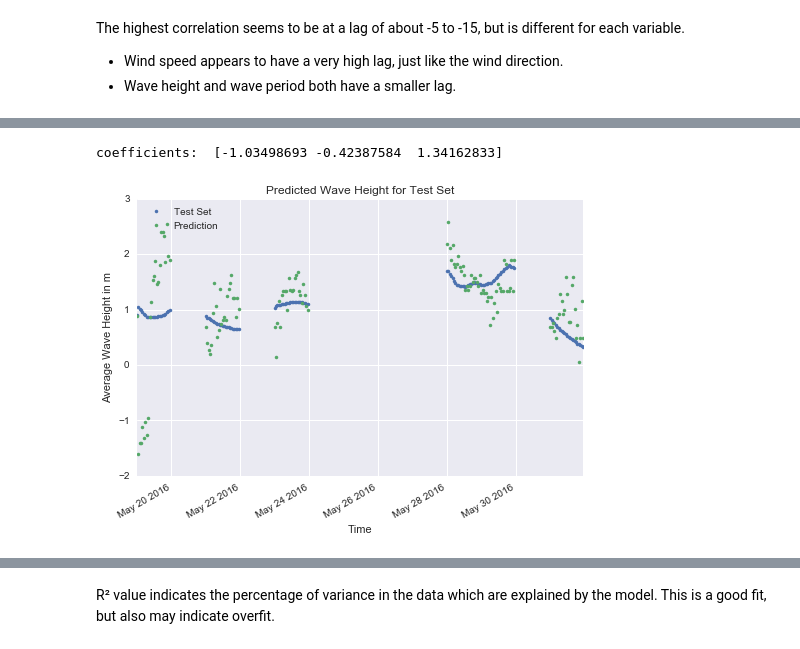
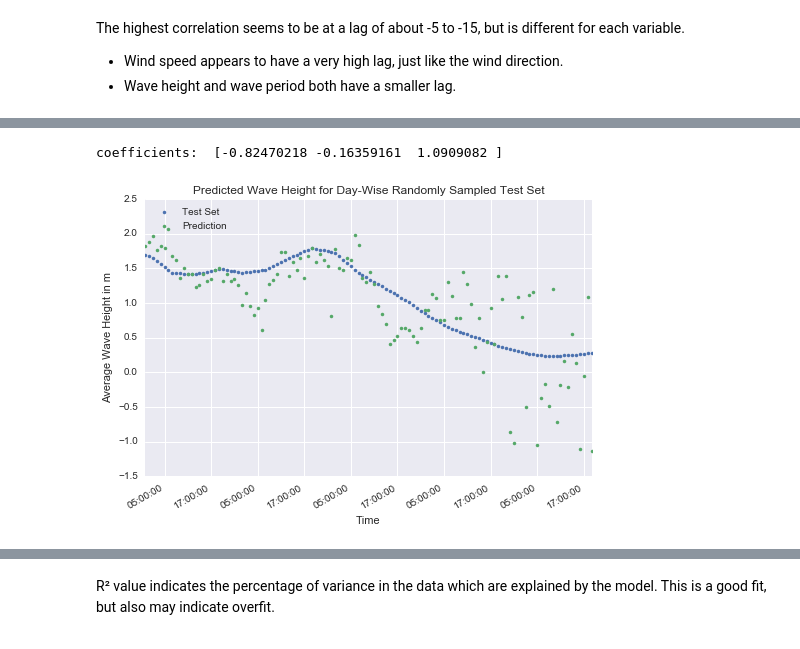
Before and after one commit to felix-last/wave-forecast, a Jupyter notebook: wave-forecast-prepare-data.ipynb, the cells around one changed output, grey strips where cells are left out. Cells and saved outputs as stored; diff of their text form; code cells hidden in the pictures.

```diff
--- a/wave-forecast-prepare-data.ipynb
+++ b/wave-forecast-prepare-data.ipynb
@@ -318,18 +342,19 @@ The highest correlation seems to be at a lag of about -5 to -15, but is differen
 - Wind speed appears to have a very high lag, just like the wind direction.
 - Wave height and wave period both have a smaller lag.
 # %%
-optimal_lags = [list(abs(vec)).index(abs(vec).max()) - (len(vec)+1)/2 for vec in lag_corr]
-max_lag = -5 # should be negative or 0!
-print('optimal lags are', optimal_lags, '(maximum lag is set to',max_lag,')')
 def lag(df_in):
     df_lagged = pd.DataFrame()
-    for i, lag in enumerate(optimal_lags):
-        var = df_in.columns[i]
-        if(lag > max_lag):
-            lag = max_lag
-        df_lagged = pd.concat([df_lagged,df_in[var].shift(-lag, freq='H', axis=0)], axis=1)
+    for var, lag in optimal_lags.iteritems():
+        df_lagged = pd.concat(
+            [df_lagged, df_in[var].shift(lag, freq='H', axis=0)],
+            axis=1
+        )
     return df_lagged
-df_lagged = pd.concat([lag(df_train[df_explanatory.columns]),df_train[target_var]], axis=1).dropna()
+df_lagged = pd.concat([
+        lag(df_train[df_explanatory.columns]),
+        df_train[target_var]],
+        axis=1
+).dropna()
 print('complete training rows left after lagging:', len(df_lagged), '(lost:', len(df_train)-len(df_lagged), ')')
 
 plot_scatter_correlation(df_lagged[df_explanatory.columns], df_lagged[target_var])
@@ -373,8 +409,27 @@ def split_dataset_day_sensitive(df_in, percent_test):
         df_train.drop(df_train[l].index)
     return df_train, df_test
 
+def split_dataset_last_days(df_in, days_count):
+    days = pd.Series(df_in.index).map(pd.Timestamp.date).unique()
+    record_labels = [ str(days[i]) for i in range(-days_count-1, 0) ]
+    df_train = df_in.copy()
+    df_test = pd.concat([df_train[l] for l in record_labels], axis=0)
+    for l in record_labels:
+        df_train.drop(df_train[l].index)
+    return df_train, df_test
+
+train_set, test_set = split_dataset(df_lagged, 0.4)
+train_set[target_var].name = 'Train Set'
+test_set[target_var].name = 'Test Set'
+plot_datetime_series([train_set[target_var], test_set[target_var]], label=['b.', 'r.'], title='Random Splitting')
+
 train_set, test_set = split_dataset_day_sensitive(df_lagged, 0.4)
 train_set[target_var].name = 'Train Set'
 test_set[target_var].name = 'Test Set'
-plot_datetime_series([train_set[target_var], test_set[target_var]], label=['b.', 'r.'])
+plot_datetime_series([train_set[target_var], test_set[target_var]], label=['b.', 'r.'], title='Day Sensitive Splitting')
+
+train_set, test_set = split_dataset_last_days(df_lagged, 4)
+train_set[target_var].name = 'Train Set'
+test_set[target_var].name = 'Test Set'
+plot_datetime_series([train_set[target_var], test_set[target_var]], label=['b.', 'r.'], title='Last Days Splitting')
 # %% [output]
@@ -382,17 +439,17 @@ plot_datetime_series([train_set[target_var], test_set[target_var]], label=['b.',
 # %%
 # perform prediction data assuming 0 lag
 regr = linear_model.LinearRegression()
 train_set, train_set = split_dataset_day_sensitive(df_train, 0.4)
 regr.fit(train_set[df_explanatory.columns].as_matrix(), train_set[target_var].as_matrix())
 coefficients = regr.coef_
 print('coefficients: ', coefficients)
 
 predictions = pd.Series(regr.predict(test_set[df_explanatory.columns].as_matrix()), index=test_set.index, name='Prediction')
 plot_datetime_series([
         test_set[target_var],
         predictions
-    ], 'Predicted Wave Height for Test Set', 'Time', 'Average Wave Height in m', ['.', '.'])
+    ], 'Predicted Wave Height for Day-Wise Randomly Sampled Test Set', 'Time', 'Average Wave Height in m', ['.', '.'])
 # %% [output]
-coefficients:  [-1.03498693 -0.42387584  1.34162833]
+coefficients:  [-0.82470218 -0.16359161  1.0909082 ]
-[figure, old version]
+[figure, new version]
 # %%
```
Also changed, not shown: parts of 23 cells of this notebook.
